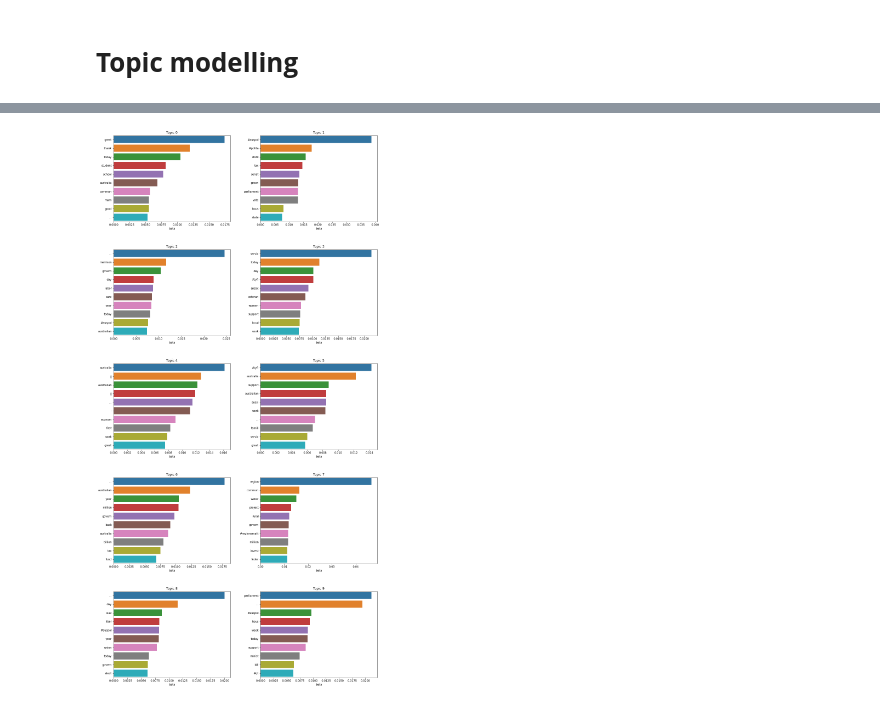
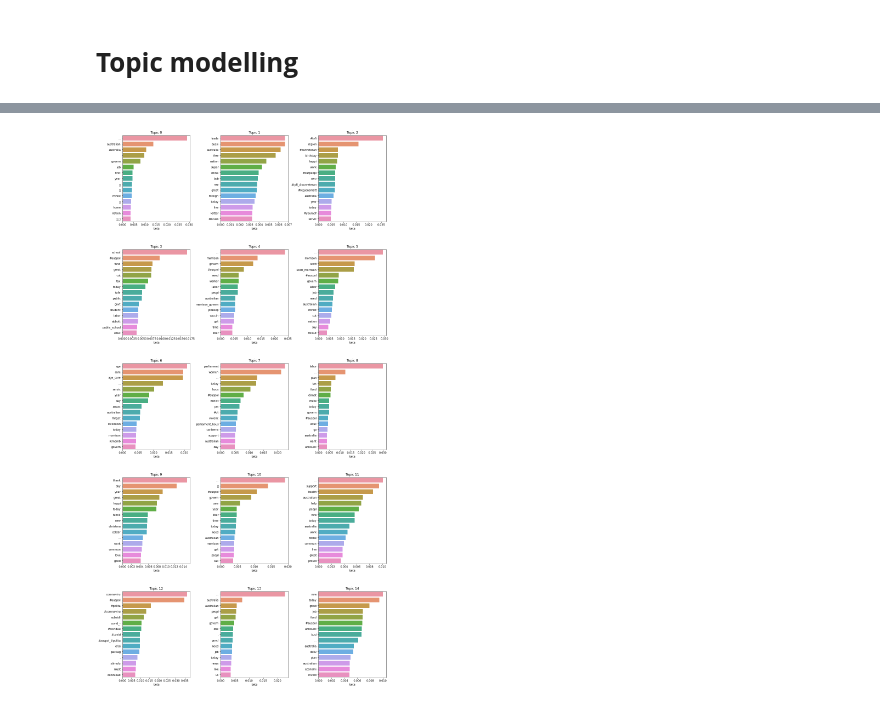
Before and after one commit to frederik-kilpinen/Exam2021-DM-ASDS2, a Jupyter notebook: topic_models.ipynb, the cells around one changed output, grey strips where cells are left out. Saved outputs shown, nothing was run; the diff lists cells and outputs as text; code cells hidden in the pictures.

```diff
--- a/topic_models.ipynb
+++ b/topic_models.ipynb
@@ -162,9 +153,6 @@ tweets = tweets.merge(mp_party, left_on='user_id', right_on='m.uid').drop("m.uid
-# %%
-# Reducing created_at column to days
-tweets["date"] = pd.to_datetime(tweets["created_at"]).dt.date
 # %%
 #Aggregating tweet data by dates and party
-tweets_agg = tweets.groupby(['date', 'p.party'], as_index = False).agg({'full_text': ' '.join,
+tweets_agg = tweets.groupby(['created_at', 'p.party'], as_index = False).agg({'full_text': ' '.join,
                                                                             'text_lemmatized': ' '.join,
                                                                             'text_stemmed': ' '.join})
 # %%
@@ -196,6 +166,15 @@ tweets_agg['unigrams'] = tweets_agg['text_stemmed'].progress_apply(lambda x: tok
+# %%
+#5 Create bigrams from the unigrams
+tweets_agg["bigrams"] = tweets_agg["unigrams"].apply(lambda x: list(nltk.bigrams(x)))
+
+#Custom function to join the tuples of bigrams by an underscore
+def join_tups(lst):
+    return ['_'.join(tup) for tup in lst]
+
+tweets_agg["bigrams"] = tweets_agg["bigrams"].apply(lambda x: join_tups(x))
 # %%
 #Create a id2word dictionary
-tweets_agg['tokens'] = tweets_agg['unigrams'] # Should be removed if we can get bigrams
+tweets_agg['tokens'] = tweets_agg['unigrams'] + tweets_agg['bigrams']
 
 #Insert the column where you saved unigram and bigram tokens between the parentheses
 id2word = Dictionary(tweets_agg['tokens'])
@@ -266,25 +227,25 @@ region commun water project rural govern #regionsmatt million invest feder
 #Creating a dataframe with tokens as columns and topics as rows
 beta_df = pd.DataFrame(lda_model.get_topics(), columns = list(id2word.token2id.keys()))
 # %%
-#Picking 10 topics to visualize
+#Picking 15 topics to visualize
 topics = [0, 1, 2, 3, 4, 5, 6, 7, 8, 9, 10, 11, 12, 13 ,14]
 
-fig, axes = plt.subplots(ncols=2, nrows=5, figsize = (16,30)) #Setting 10 subplots and determining figure size
+fig, axes = plt.subplots(ncols=3, nrows=5, figsize = (16,30)) #Setting 15 subplots and determining figure size
 fig.tight_layout(pad=8.0) #This ensure space between the subplots so the text can more easily be read
 
 for ax, topic in zip(axes.flatten(), topics): #Iterates through the axes and the topics
 
     #Creates 10 barplots with x as the beta values and y as the words
     sns.barplot(ax = ax,
-                x = beta_df.iloc[topic].nlargest(10).values,
-                y = beta_df.iloc[topic].nlargest(10).index,
+                x = beta_df.iloc[topic].nlargest(15).values,
+                y = beta_df.iloc[topic].nlargest(15).index,
                 orient = 'h')
 
     ax.set(title='Topic {}'.format(topic), xlabel='beta')
 
 plt.show()
 # %% [output]
-[figure, old version]
+[figure, new version]
 # %%
 #Insert the corpus of documents in bag of word format and get a list of (topic, probability) per document.
 document_topics = list(lda_model.get_document_topics(corpus))
```
Also changed, not shown: parts of 12 cells of this notebook.
